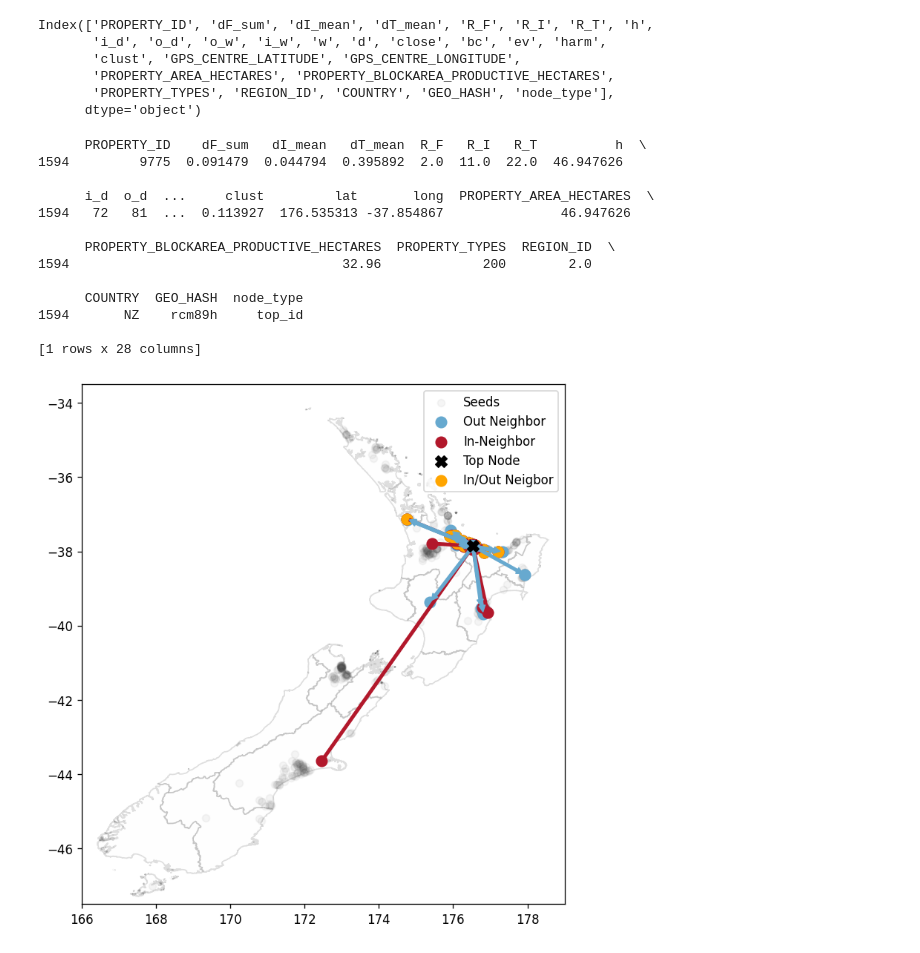
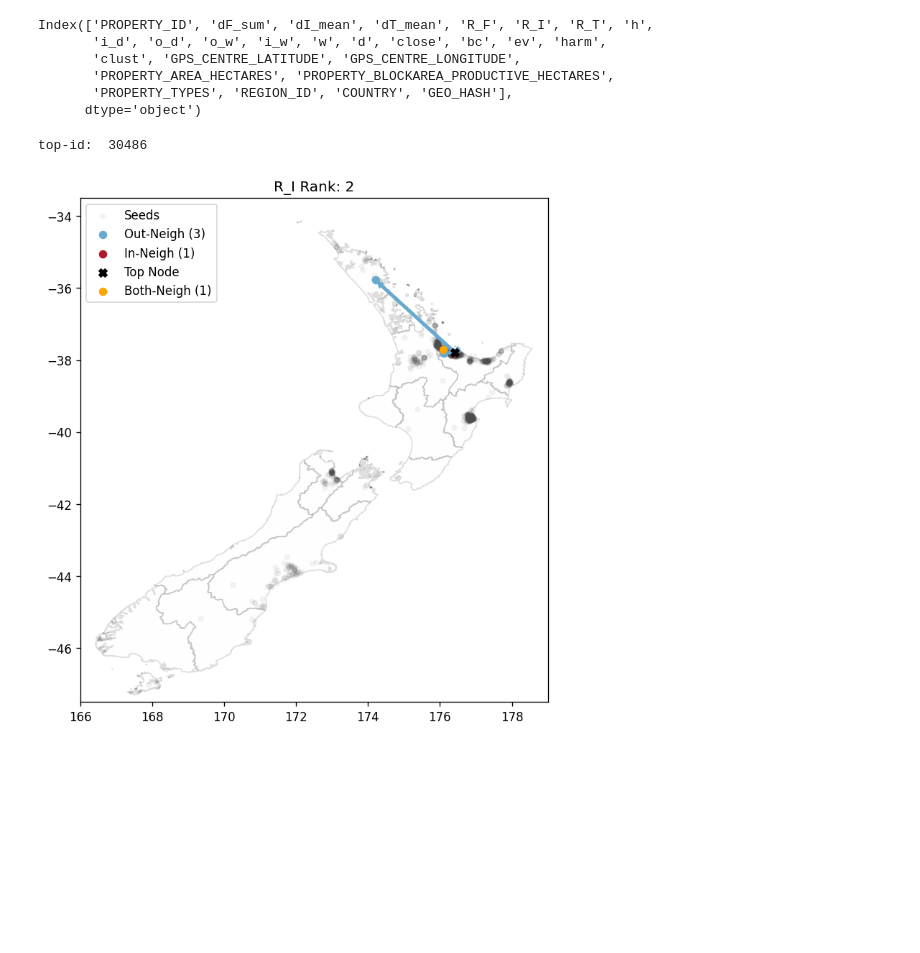
Before and after one commit to vakrao/sent, a Jupyter notebook: notebook/real_outlier.ipynb, the cells around one changed output. Drawn from its saved outputs; the diff is of its cells as text; code cells hidden in the pictures; blank space fills up the shorter version.

```diff
--- a/notebook/real_outlier.ipynb
+++ b/notebook/real_outlier.ipynb
@@ -52,11 +62,21 @@ subset_nodes = get_subset(new_fn,rank_num,all_data,rank_type)
 # %%
 node_types = list(subset_nodes.keys())
+latlong_class = pd.DataFrame()
+node_rankings = pd.DataFrame()
 class_nodes = pd.DataFrame()
+rank_nodes = pd.DataFrame()
 for n in node_types:
-    matching_nodes = all_data.loc[all_data['PROPERTY_ID'].isin(subset_nodes[n])]
+    matching_nodes = prop_data.loc[prop_data['PROPERTY_ID'].isin(subset_nodes[n])]
+    ranking_nodes = all_data.loc[all_data['PROPERTY_ID'].isin(subset_nodes[n])]
     matching_nodes["node_type"] = n
+    ranking_nodes["node_type"] = n
     class_nodes = pd.concat([class_nodes,matching_nodes],ignore_index=True)
-all_data = class_nodes
+    rank_nodes = pd.concat([rank_nodes,ranking_nodes],ignore_index=True)
+# latlong-class contaings
+# some nodes that arent seeds
+# or good sentinels - however they may contribute to spreading?
+latlong_class = class_nodes
+node_rankings = rank_nodes
 # %% [output]
 A value is trying to be set on a copy of a slice from a DataFrame.
 Try using .loc[row_indexer,col_indexer] = value instead
@@ -82,7 +102,7 @@ Index(['PROPERTY_ID', 'dF_sum', 'dI_mean', 'dT_mean', 'R_F', 'R_I', 'R_T', 'h',
        'i_d', 'o_d', 'o_w', 'i_w', 'w', 'd', 'close', 'bc', 'ev', 'harm',
        'clust', 'GPS_CENTRE_LATITUDE', 'GPS_CENTRE_LONGITUDE',
        'PROPERTY_AREA_HECTARES', 'PROPERTY_BLOCKAREA_PRODUCTIVE_HECTARES',
-       'PROPERTY_TYPES', 'REGION_ID', 'COUNTRY', 'GEO_HASH', 'node_type'],
+       'PROPERTY_TYPES', 'REGION_ID', 'COUNTRY', 'GEO_HASH'],
       dtype='object')
 # %%
 arrow_colors = {"out_comp":"#2166ac",
@@ -99,13 +119,13 @@ alpha_vals = {"out_comp":0.8,
                 "in_comp":0.8,
                 "seeds":0.05,
                 "both_neigh":1}
-size_vals = {"out_comp":35,
-                "in_neigh":75,
-                "out_neigh":75,
-                "top_id":85,
+size_vals = {"out_comp":15,
+                "in_neigh":35,
+                "out_neigh":35,
+                "top_id":45,
                 "in_comp":35,
-                "seeds":35,
-                "both_neigh":75}
+                "seeds":15,
+                "both_neigh":35}
 node_zorder = {"out_comp":4,
                 "in_neigh":2,
                 "out_neigh":3,
@@ -115,22 +135,14 @@ node_zorder = {"out_comp":4,
                 "both_neigh":2}
 # %%
 fp = "../params/regional-council-2025-clipped.shp"
-all_data = all_data.rename(columns={"GPS_CENTRE_LONGITUDE":"long","GPS_CENTRE_LATITUDE":"lat"})
-plot_NZ_nodes_arrows(fp,rank_num,all_data,subset_nodes,arrow_colors,alpha_vals,size_vals,node_zorder)
-title = "NZ_"+str(rank_type)+"_"+str(rank_num)+".png"
+latlong_class = latlong_class.rename(columns={"GPS_CENTRE_LONGITUDE":"long","GPS_CENTRE_LATITUDE":"lat"})
+node_rankings = node_rankings.rename(columns={"GPS_CENTRE_LONGITUDE":"long","GPS_CENTRE_LATITUDE":"lat"})
+
+plot_NZ_nodes_arrows(fp,rank_type,filter_type,node_rankings,latlong_class,subset_nodes,arrow_colors,alpha_vals,size_vals,node_zorder)
+title = "NZ_"+str(rank_type)+"_"+str(filter_type)+".png"
+title_string = rank_type + " Rank: " + str(filter_type)
+plt.title(title_string)
 plt.savefig("figs/"+title)
 # %% [output]
-      PROPERTY_ID    dF_sum   dI_mean   dT_mean  R_F   R_I   R_T          h  \
-1594         9775  0.091479  0.044794  0.395892  2.0  11.0  22.0  46.947626
-
-      i_d  o_d  ...     clust         lat       long  PROPERTY_AREA_HECTARES  \
-1594   72   81  ...  0.113927  176.535313 -37.854867               46.947626
-
-      PROPERTY_BLOCKAREA_PRODUCTIVE_HECTARES  PROPERTY_TYPES  REGION_ID  \
-1594                                   32.96             200        2.0
-
-      COUNTRY  GEO_HASH  node_type
-1594       NZ    rcm89h     top_id
-
-[1 rows x 28 columns]
+top-id:  30486
-[figure, old version]
+[figure, new version]
```
Also changed, not shown: parts of 2 cells of this notebook, 6 other files.
